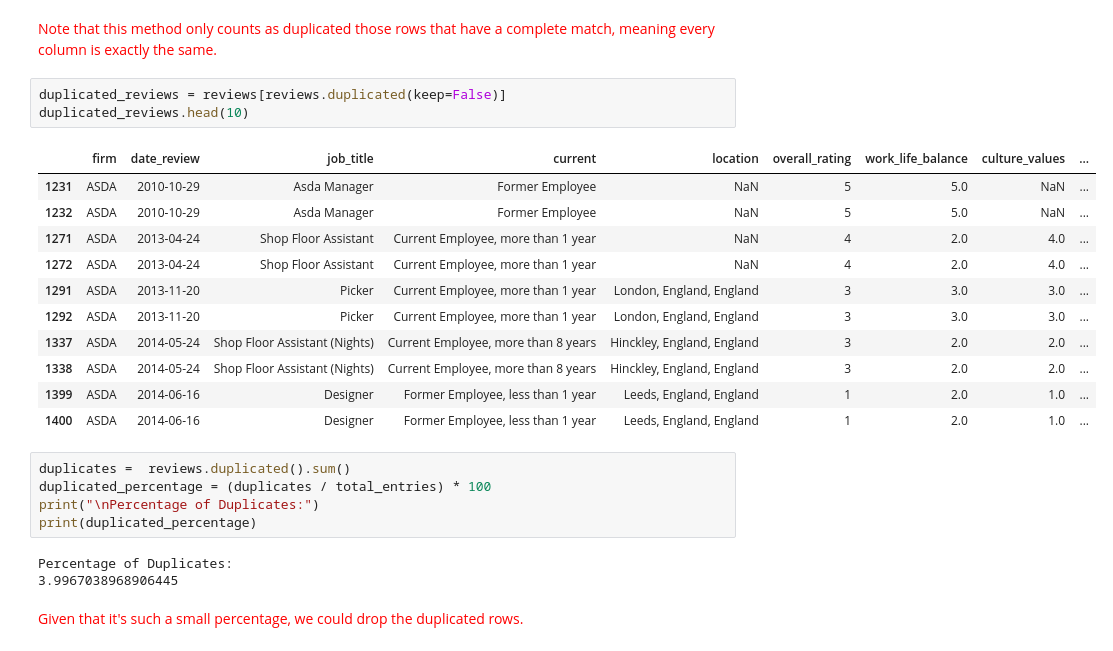
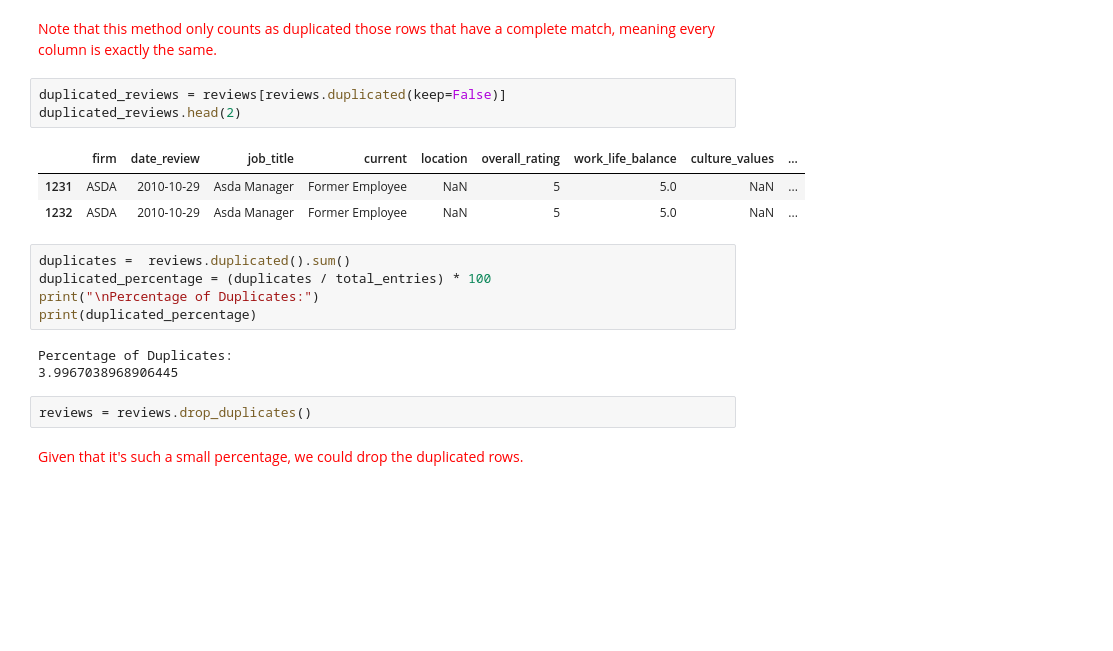
Before and after one commit to javirubio4/glassdoor_reviews, a Jupyter notebook: EDA.ipynb, the cells around one changed output. Cells and saved outputs as stored; diff of their text form; blank space fills up the shorter version.

```diff
--- a/EDA.ipynb
+++ b/EDA.ipynb
@@ -168,19 +168,11 @@ Total duplicate rows: 33515
 <span style="color: red;">Note that this method only counts as duplicated those rows that have a complete match, meaning every column is exactly the same.</span>
 # %%
 duplicated_reviews = reviews[reviews.duplicated(keep=False)]
-duplicated_reviews.head(10)
+duplicated_reviews.head(2)
 # %% [output]
 |  | firm | date_review | job_title | current | location | overall_rating | work_life_balance | culture_values | ... |
 | 1231 | ASDA | 2010-10-29 | Asda Manager | Former Employee | NaN | 5 | 5.0 | NaN | ... |
 | 1232 | ASDA | 2010-10-29 | Asda Manager | Former Employee | NaN | 5 | 5.0 | NaN | ... |
-| 1271 | ASDA | 2013-04-24 | Shop Floor Assistant | Current Employee, more than 1 year | NaN | 4 | 2.0 | 4.0 | ... |
-| 1272 | ASDA | 2013-04-24 | Shop Floor Assistant | Current Employee, more than 1 year | NaN | 4 | 2.0 | 4.0 | ... |
-| 1291 | ASDA | 2013-11-20 | Picker | Current Employee, more than 1 year | London, England, England | 3 | 3.0 | 3.0 | ... |
-| 1292 | ASDA | 2013-11-20 | Picker | Current Employee, more than 1 year | London, England, England | 3 | 3.0 | 3.0 | ... |
-| 1337 | ASDA | 2014-05-24 | Shop Floor Assistant (Nights) | Current Employee, more than 8 years | Hinckley, England, England | 3 | 2.0 | 2.0 | ... |
-| 1338 | ASDA | 2014-05-24 | Shop Floor Assistant (Nights) | Current Employee, more than 8 years | Hinckley, England, England | 3 | 2.0 | 2.0 | ... |
-| 1399 | ASDA | 2014-06-16 | Designer | Former Employee, less than 1 year | Leeds, England, England | 1 | 2.0 | 1.0 | ... |
-| 1400 | ASDA | 2014-06-16 | Designer | Former Employee, less than 1 year | Leeds, England, England | 1 | 2.0 | 1.0 | ... |
 # %%
 duplicates =  reviews.duplicated().sum()
 duplicated_percentage = (duplicates / total_entries) * 100
@@ -189,6 +181,8 @@ print(duplicated_percentage)
 # %% [output]
 Percentage of Duplicates:
 3.9967038968906445
+# %%
+reviews = reviews.drop_duplicates()
 # %% [markdown]
 <span style="color: red;">Given that it's such a small percentage, we could drop the duplicated rows.</span>
 # %% [markdown]
```
Also changed, not shown: parts of 15 cells of this notebook, 1 other file.
